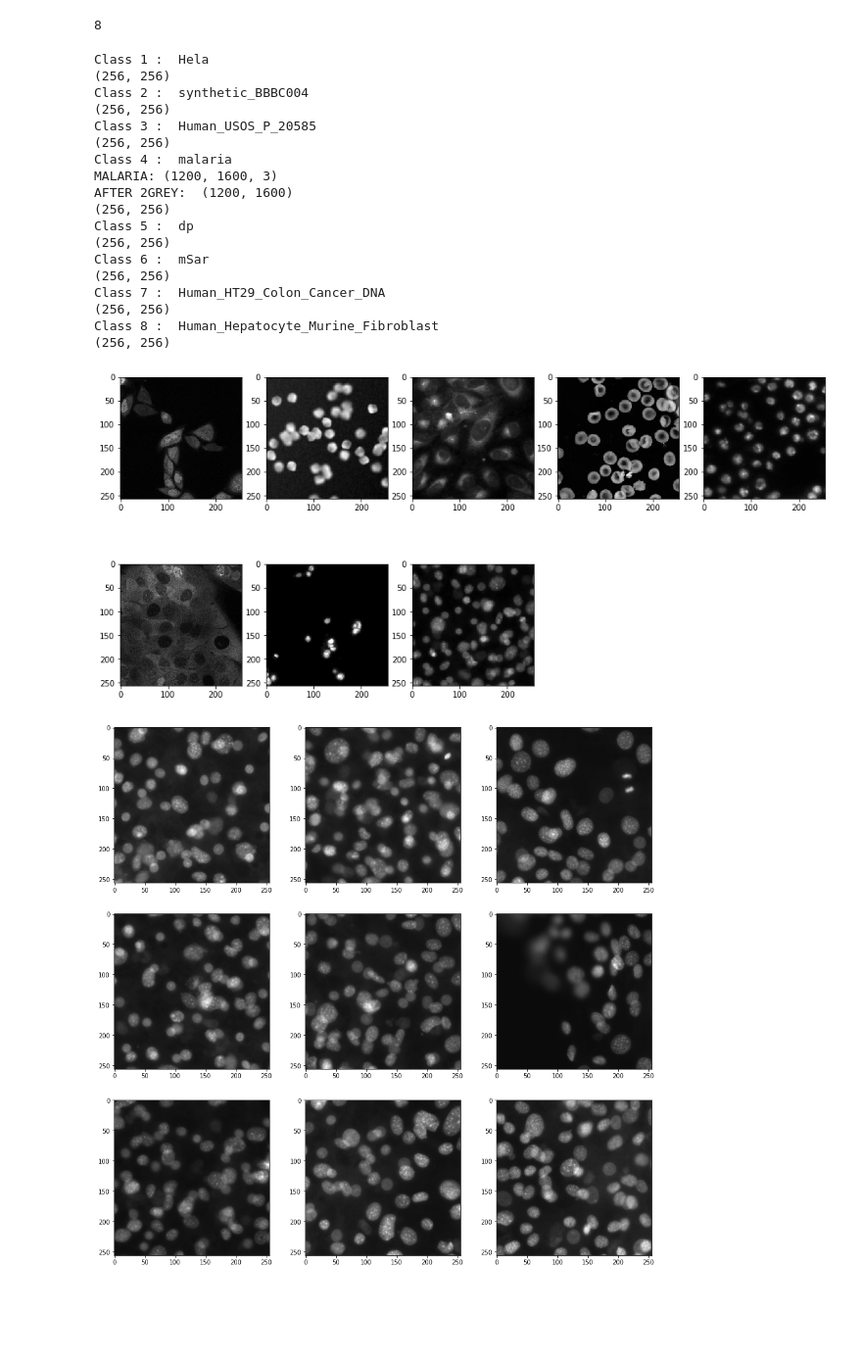
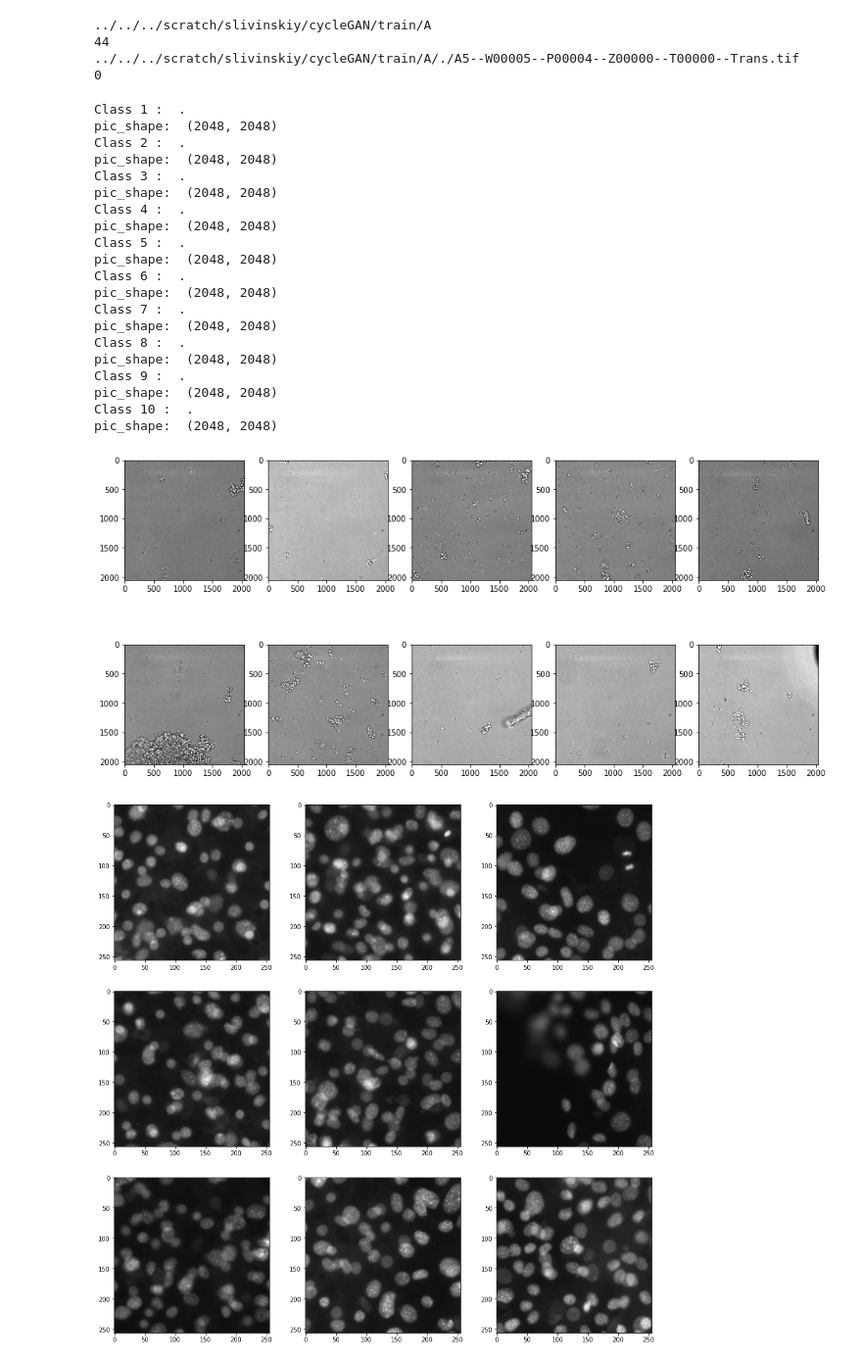
Before and after one commit to AlexanderSlivinskiy/FUNIT, a Jupyter notebook: Imshow.ipynb, the cells around one changed output. Shown at 98% size. Saved outputs shown, nothing was run; the diff lists cells and outputs as text; code cells hidden in the pictures; blank space fills up the shorter version.

```diff
--- a/Imshow.ipynb
+++ b/Imshow.ipynb
@@ -13,11 +14,10 @@ from data import default_loader_custom
 # %%
 def load_pic(path):
     pic = imread(path)
+    print("pic_shape: ",pic.shape)
     class_name = get_class(path)
     if class_name == "malaria":
-        print("MALARIA:",pic.shape)
         pic = color.rgb2grey(pic)
-        print("AFTER 2GREY: ",pic.shape)
         pic = invert(pic)
     elif class_name == "Human_HT29_colon-cancer" or class_name == "dna":
         #pic = color.rgb2grey(pic)
@@ -57,8 +57,8 @@ def load_pic(path):
     pic = scale(pic)
 
     #===========CROP==================
-    crop = iaa.CropToFixedSize(width=256, height=256).augment_image
-    pic  = crop(pic)
+    #crop = iaa.CropToFixedSize(width=256, height=256).augment_image
+    #pic  = crop(pic)
     #==========TO [0,1]=============
     pic = pic/pic.max()
 
@@ -80,7 +80,7 @@ def load(path):
 def getImgs(pth, dataType):
     return glob(os.path.join(pth, dataType))
 
-dir_path = "../../../scratch/bunk/cell2cell/test/A"
+dir_path = "../../../scratch/slivinskiy/cycleGAN/train/A"
 classes = next(os.walk(dir_path))[1]
 pth_list = []
 
@@ -91,45 +91,49 @@ for cls in classes:
 
 print(len(pth_list))
 # %% [output]
-8
+../../../scratch/slivinskiy/cycleGAN/train/A
+44
+../../../scratch/slivinskiy/cycleGAN/train/A/./A5--W00005--P00004--Z00000--T00000--Trans.tif
+0
 # %%
 fig=plt.figure(figsize=(16, 8))
 index = 35
 columns = 5
 rows = 2
 j = 0
 for i in range(1, columns*rows +1):
     if j>= len(pth_list):
         break
-    print("Class", j+1,": ",classes[j])
-    img = load_pic(pth_list[j][index])
+    print("Class", j+1,": ",classes[0])
+    img = load_pic(pth_list[0][j])
     #img = img.transpose()
     #img = img[2]
-    print(img.shape)
     fig.add_subplot(rows, columns, i)
     plt.imshow(img, cmap="gray")
     j+=1
 plt.show()
 # %% [output]
-Class 1 :  Hela
-(256, 256)
-Class 2 :  synthetic_BBBC004
-(256, 256)
-Class 3 :  Human_USOS_P_20585
-(256, 256)
-Class 4 :  malaria
-MALARIA: (1200, 1600, 3)
-AFTER 2GREY:  (1200, 1600)
-(256, 256)
-Class 5 :  dp
-(256, 256)
-Class 6 :  mSar
-(256, 256)
-Class 7 :  Human_HT29_Colon_Cancer_DNA
-(256, 256)
-Class 8 :  Human_Hepatocyte_Murine_Fibroblast
-(256, 256)
+Class 1 :  .
+pic_shape:  (2048, 2048)
+Class 2 :  .
+pic_shape:  (2048, 2048)
+Class 3 :  .
+pic_shape:  (2048, 2048)
+Class 4 :  .
+pic_shape:  (2048, 2048)
+Class 5 :  .
+pic_shape:  (2048, 2048)
+Class 6 :  .
+pic_shape:  (2048, 2048)
+Class 7 :  .
+pic_shape:  (2048, 2048)
+Class 8 :  .
+pic_shape:  (2048, 2048)
+Class 9 :  .
+pic_shape:  (2048, 2048)
+Class 10 :  .
+pic_shape:  (2048, 2048)
-[figure, old version]
+[figure, new version]
 # %%
 fig=plt.figure(figsize=(16, 16))
 index = 6
```
Also changed, not shown: parts of 6 cells of this notebook, 2 other files.
